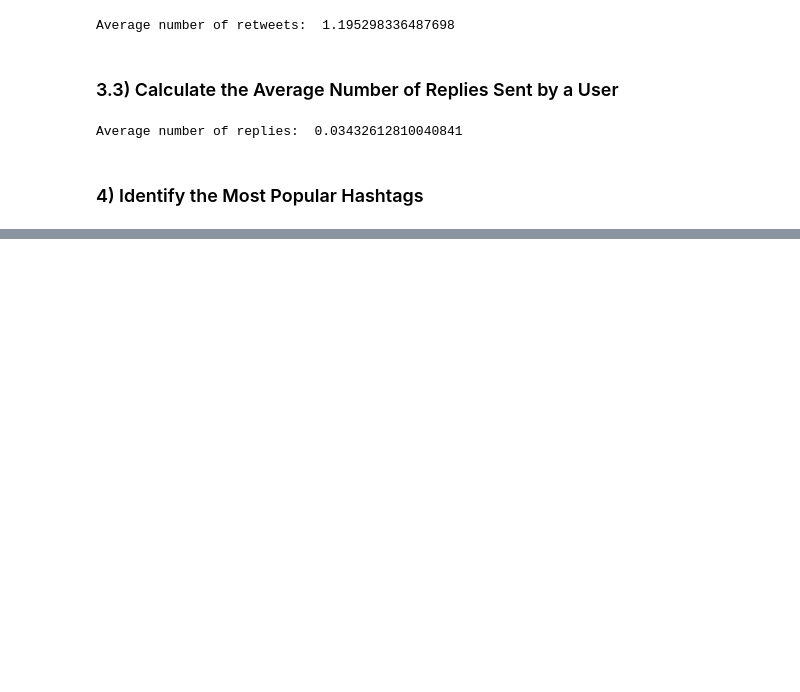
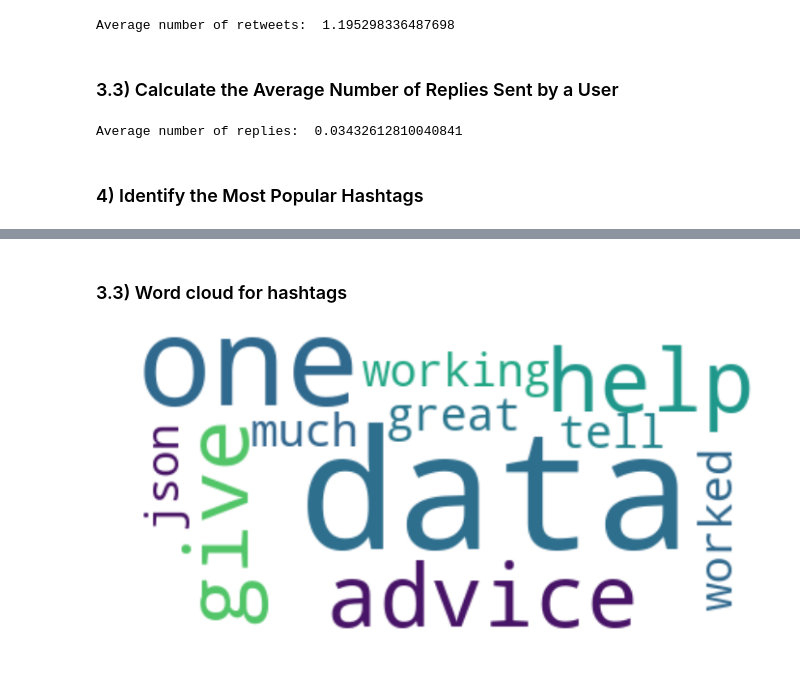
Before and after one commit to LewysW/CS2006-Python-2, a Jupyter notebook: src/CometLanding.ipynb, the cells around one changed output, grey strips where cells are left out. Drawn from its saved outputs; the diff is of its cells as text; code cells hidden in the pictures; blank space fills up the shorter version.

```diff
--- a/src/CometLanding.ipynb
+++ b/src/CometLanding.ipynb
@@ -117,0 +184,12 @@ df.text.find
+# %% [markdown]
+### 3.3) Word cloud for hashtags
+# %%
+text = "If any one can help or give some advice on working with this data that would be great! If you can't tell I haven't worked much with json data before..."
+word_cloud = wc(background_color="white").generate(text)
+plt.imshow(word_cloud, interpolation='bilinear')
+plt.axis("off")
+plt.margins(x=0, y=0)
+
+plt.show()
+# %% [output]
+[figure, added]
```
Also changed, not shown: parts of 14 cells of this notebook.
